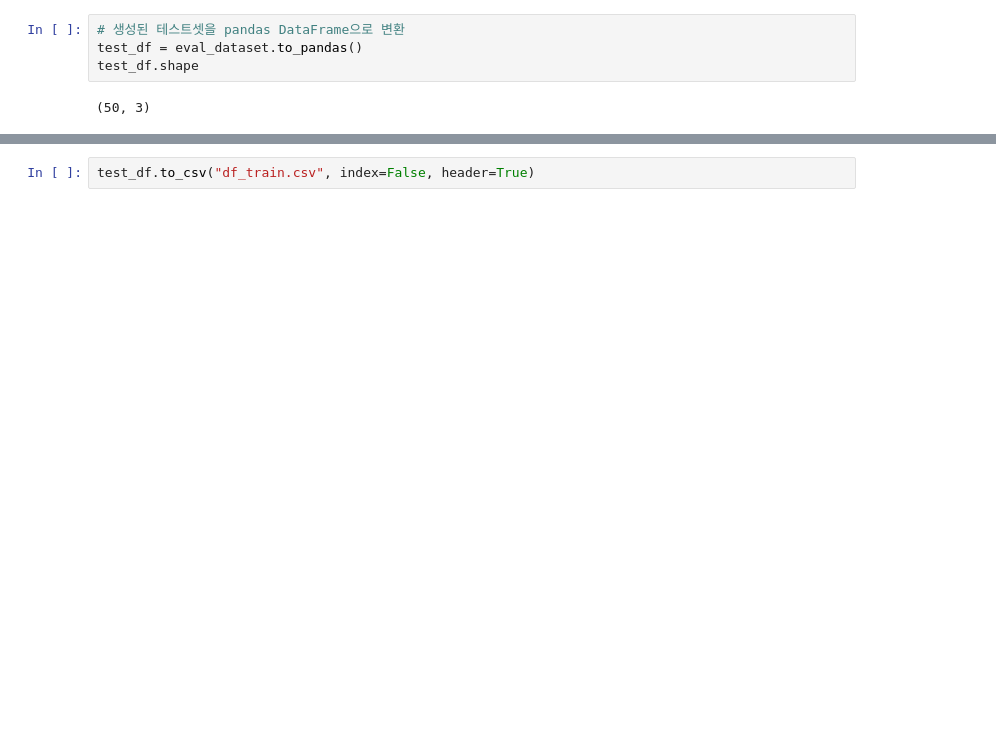
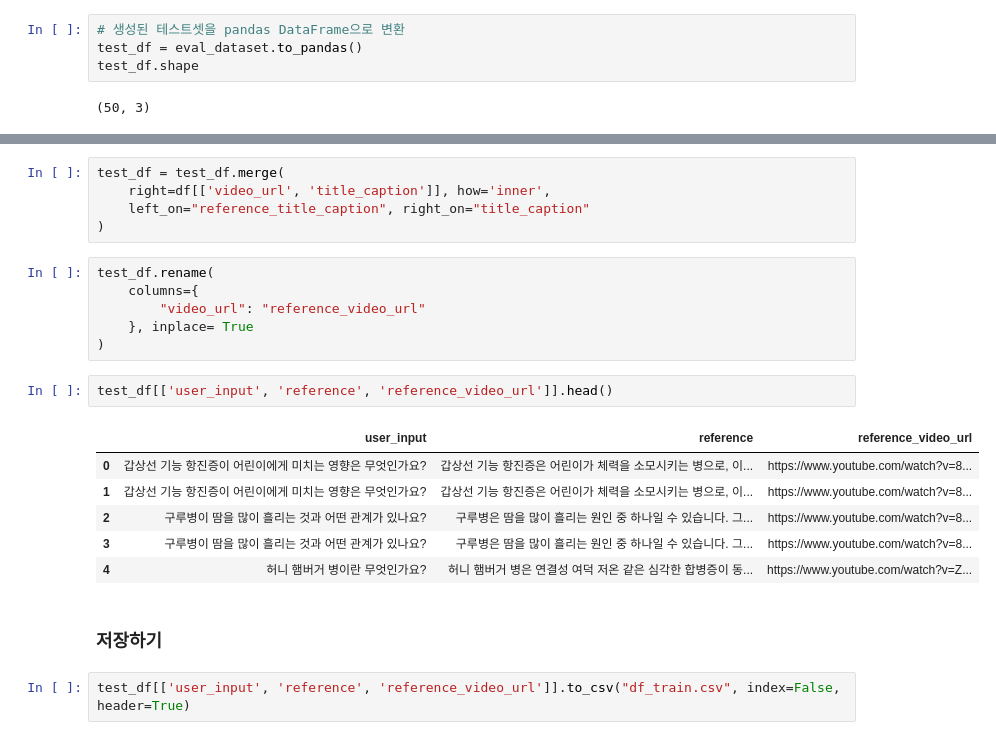
Before and after one commit to good593/course_LLM, a Jupyter notebook: 2. LLM Fine Tuning/2. gguf/2. 학습 데이터셋 생성/RAGAs를 이용한 데이터셋 생성.ipynb, the cells around one changed output, grey strips where cells are left out. Cells and saved outputs as stored; diff of their text form; blank space fills up the shorter version.

```diff
--- a/2. LLM Fine Tuning/2. gguf/2. 학습 데이터셋 생성/RAGAs를 이용한 데이터셋 생성.ipynb
+++ b/2. LLM Fine Tuning/2. gguf/2. 학습 데이터셋 생성/RAGAs를 이용한 데이터셋 생성.ipynb
@@ -171,2 +253,24 @@ test_df.head()
+# %%
+test_df = test_df.merge(
+    right=df[['video_url', 'title_caption']], how='inner',
+    left_on="reference_title_caption", right_on="title_caption"
+)
+# %%
+test_df.rename(
+    columns={
+        "video_url": "reference_video_url"
+    }, inplace= True
+)
+# %%
+test_df[['user_input', 'reference', 'reference_video_url']].head()
+# %% [output]
+|  | user_input | reference | reference_video_url |
+| 0 | 갑상선 기능 항진증이 어린이에게 미치는 영향은 무엇인가요? | 갑상선 기능 항진증은 어린이가 체력을 소모시키는 병으로, 이... | https://www.youtube.com/watch?v=8... |
+| 1 | 갑상선 기능 항진증이 어린이에게 미치는 영향은 무엇인가요? | 갑상선 기능 항진증은 어린이가 체력을 소모시키는 병으로, 이... | https://www.youtube.com/watch?v=8... |
+| 2 | 구루병이 땀을 많이 흘리는 것과 어떤 관계가 있나요? | 구루병은 땀을 많이 흘리는 원인 중 하나일 수 있습니다. 그... | https://www.youtube.com/watch?v=8... |
+| 3 | 구루병이 땀을 많이 흘리는 것과 어떤 관계가 있나요? | 구루병은 땀을 많이 흘리는 원인 중 하나일 수 있습니다. 그... | https://www.youtube.com/watch?v=8... |
+| 4 | 허니 햄버거 병이란 무엇인가요? | 허니 햄버거 병은 연결성 여덕 저온 같은 심각한 합병증이 동... | https://www.youtube.com/watch?v=Z... |
+# %% [markdown]
+### 저장하기
 # %%
-test_df.to_csv("df_train.csv", index=False, header=True)
+test_df[['user_input', 'reference', 'reference_video_url']].to_csv("df_train.csv", index=False, header=True)
```
Also changed, not shown: parts of 44 cells of this notebook, 5 other files.
